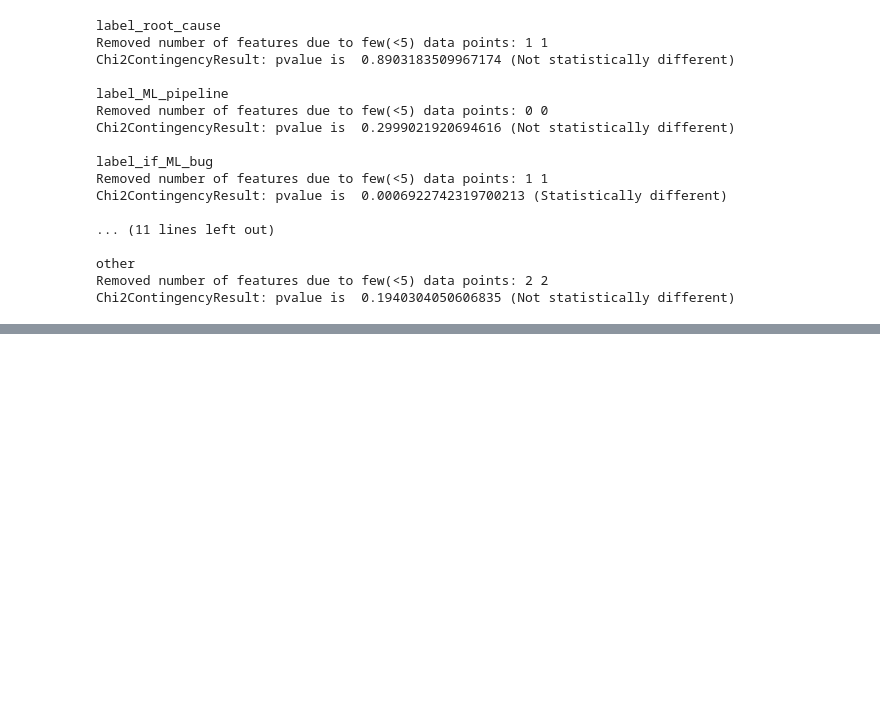
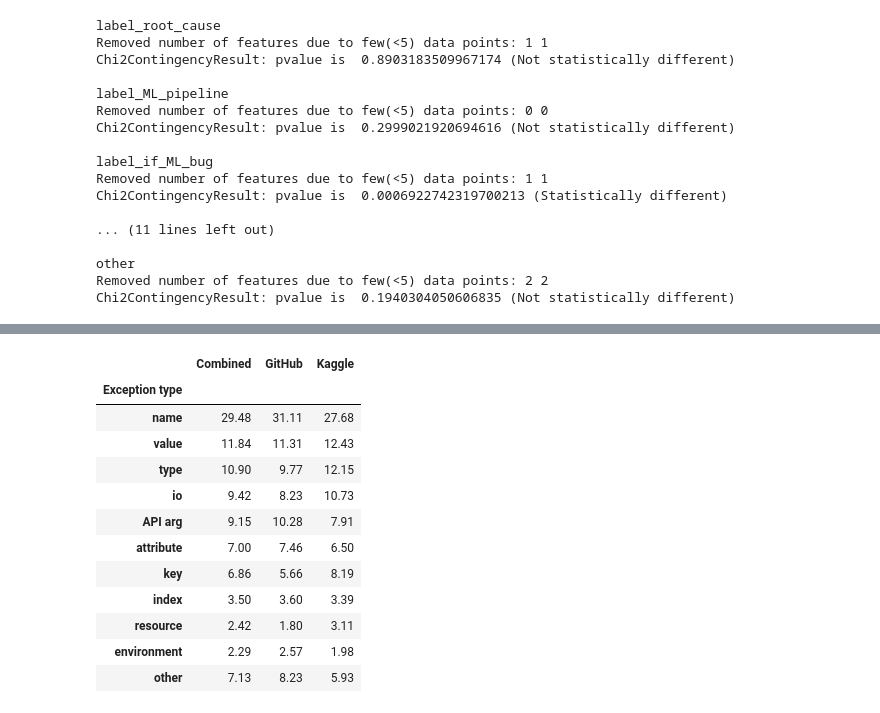
Before and after one commit to PELAB-LiU/jupyter_nbs_empirical, a Jupyter notebook: notebook_error_analysis-manual_labels_chisquaretest.ipynb, the cells around one changed output, grey strips where cells are left out. Saved outputs shown, nothing was run; the diff lists cells and outputs as text; code cells hidden in the pictures; blank space fills up the shorter version.

```diff
--- a/notebook_error_analysis-manual_labels_chisquaretest.ipynb
+++ b/notebook_error_analysis-manual_labels_chisquaretest.ipynb
@@ -198,0 +139,17 @@ Chi2ContingencyResult: pvalue is  1.0 (Not statistically different)
+# %%
+# percentages
+(df_cluster_res_exp_type_kg/df_cluster_res_exp_type_kg.sum()*100).round(2)[["Combined","GitHub","Kaggle"]]
+# %% [output]
+|  | Combined | GitHub | Kaggle |
+| Exception type |  |  |  |
+| name | 29.48 | 31.11 | 27.68 |
+| value | 11.84 | 11.31 | 12.43 |
+| type | 10.90 | 9.77 | 12.15 |
+| io | 9.42 | 8.23 | 10.73 |
+| API arg | 9.15 | 10.28 | 7.91 |
+| attribute | 7.00 | 7.46 | 6.50 |
+| key | 6.86 | 5.66 | 8.19 |
+| index | 3.50 | 3.60 | 3.39 |
+| resource | 2.42 | 1.80 | 3.11 |
+| environment | 2.29 | 2.57 | 1.98 |
+| other | 7.13 | 8.23 | 5.93 |
```
Also changed, not shown: parts of 6 cells of this notebook, 1 other file.
